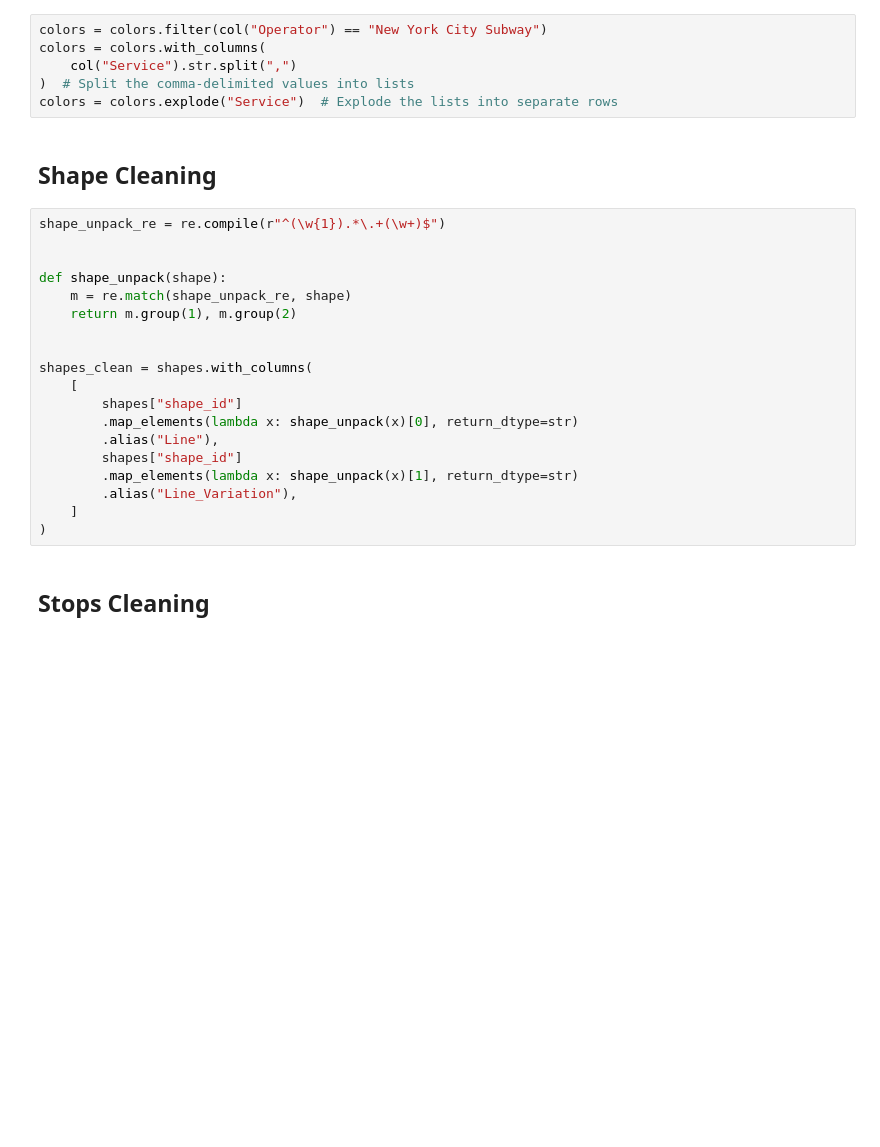
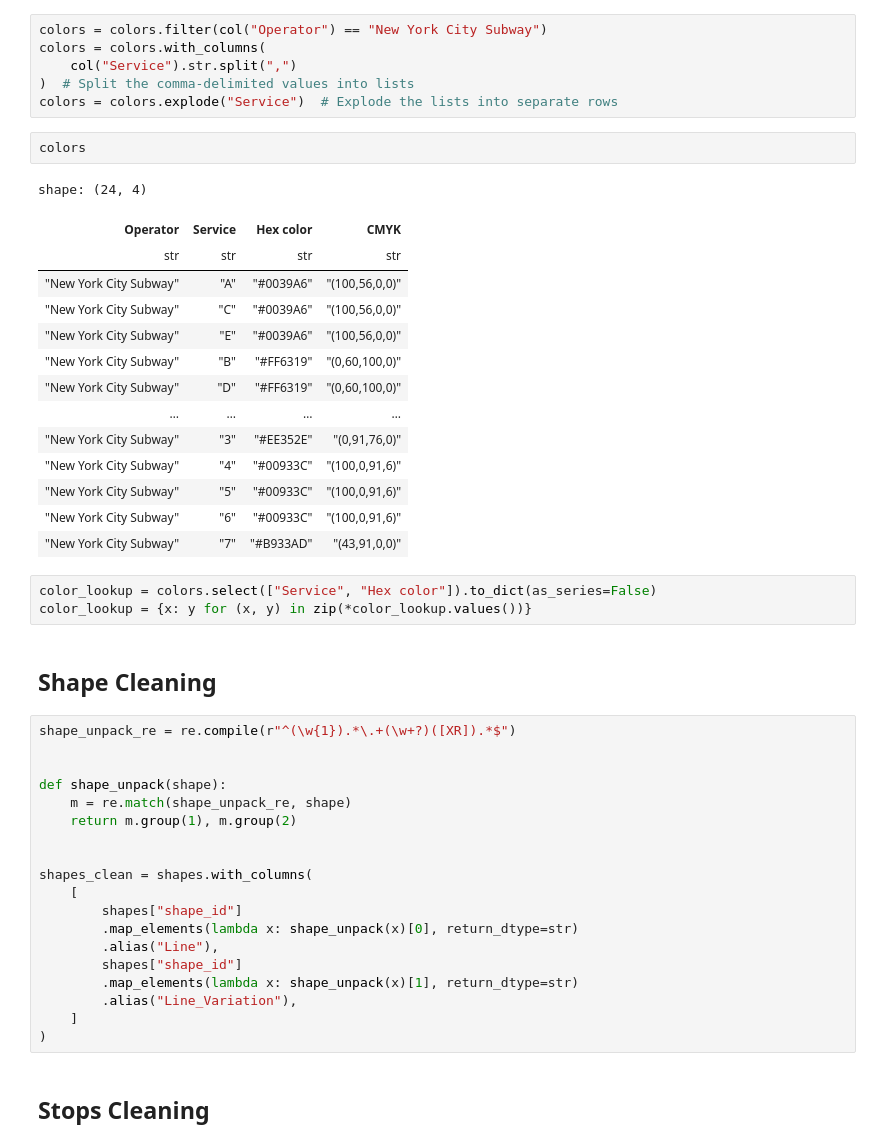
Before and after one commit to jjbokan3/MTA-RT-app, a Jupyter notebook: real_time_subway_update.ipynb, the cells around one changed output. Saved outputs shown, nothing was run; the diff lists cells and outputs as text; blank space fills up the shorter version.

```diff
--- a/real_time_subway_update.ipynb
+++ b/real_time_subway_update.ipynb
@@ -179,10 +198,30 @@ colors = colors.with_columns(
     col("Service").str.split(",")
 )  # Split the comma-delimited values into lists
 colors = colors.explode("Service")  # Explode the lists into separate rows
+# %%
+colors
+# %% [output]
+shape: (24, 4)
+| Operator | Service | Hex color | CMYK |
+| str | str | str | str |
+| "New York City Subway" | "A" | "#0039A6" | "(100,56,0,0)" |
+| "New York City Subway" | "C" | "#0039A6" | "(100,56,0,0)" |
+| "New York City Subway" | "E" | "#0039A6" | "(100,56,0,0)" |
+| "New York City Subway" | "B" | "#FF6319" | "(0,60,100,0)" |
+| "New York City Subway" | "D" | "#FF6319" | "(0,60,100,0)" |
+| … | … | … | … |
+| "New York City Subway" | "3" | "#EE352E" | "(0,91,76,0)" |
+| "New York City Subway" | "4" | "#00933C" | "(100,0,91,6)" |
+| "New York City Subway" | "5" | "#00933C" | "(100,0,91,6)" |
+| "New York City Subway" | "6" | "#00933C" | "(100,0,91,6)" |
+| "New York City Subway" | "7" | "#B933AD" | "(43,91,0,0)" |
+# %%
+color_lookup = colors.select(["Service", "Hex color"]).to_dict(as_series=False)
+color_lookup = {x: y for (x, y) in zip(*color_lookup.values())}
 # %% [markdown]
 ## Shape Cleaning
 # %%
-shape_unpack_re = re.compile(r"^(\w{1}).*\.+(\w+)$")
+shape_unpack_re = re.compile(r"^(\w{1}).*\.+(\w+?)([XR]).*$")
 
 
 def shape_unpack(shape):
```
Also changed, not shown: parts of 23 cells of this notebook, 5 other files.
